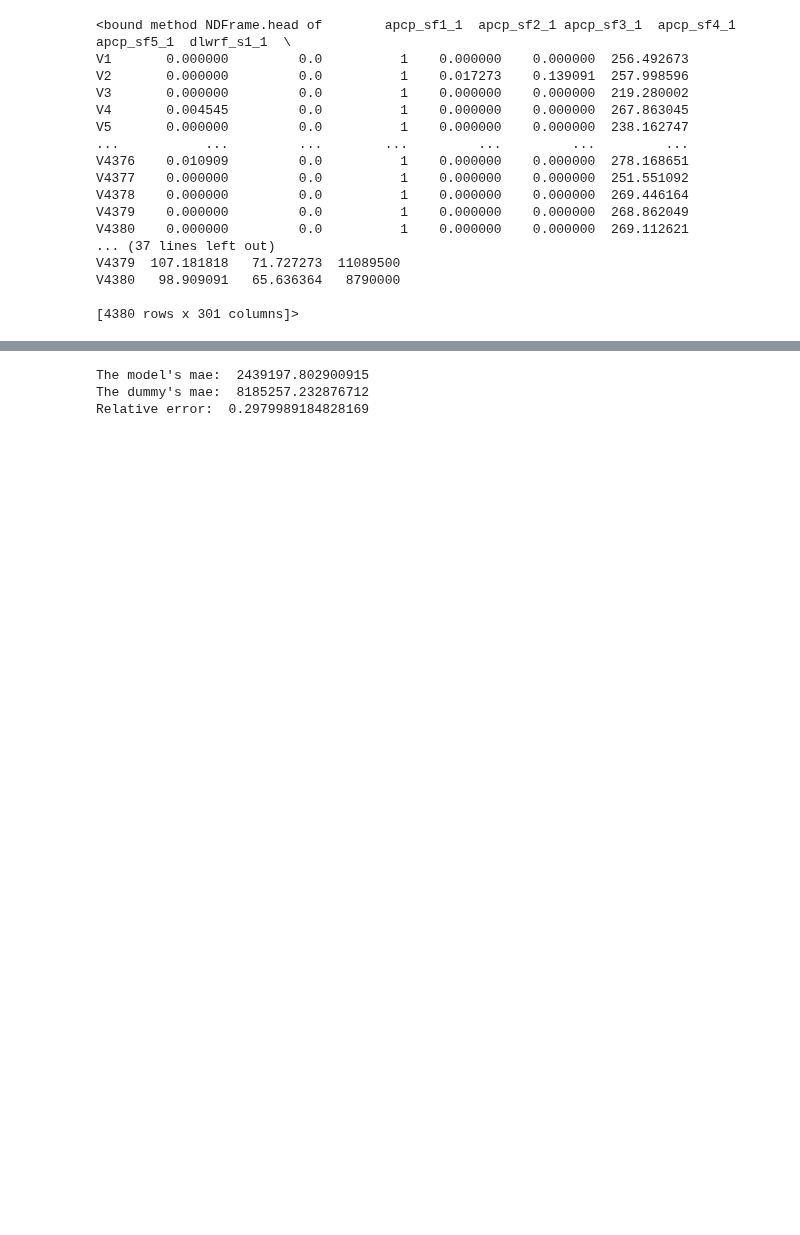
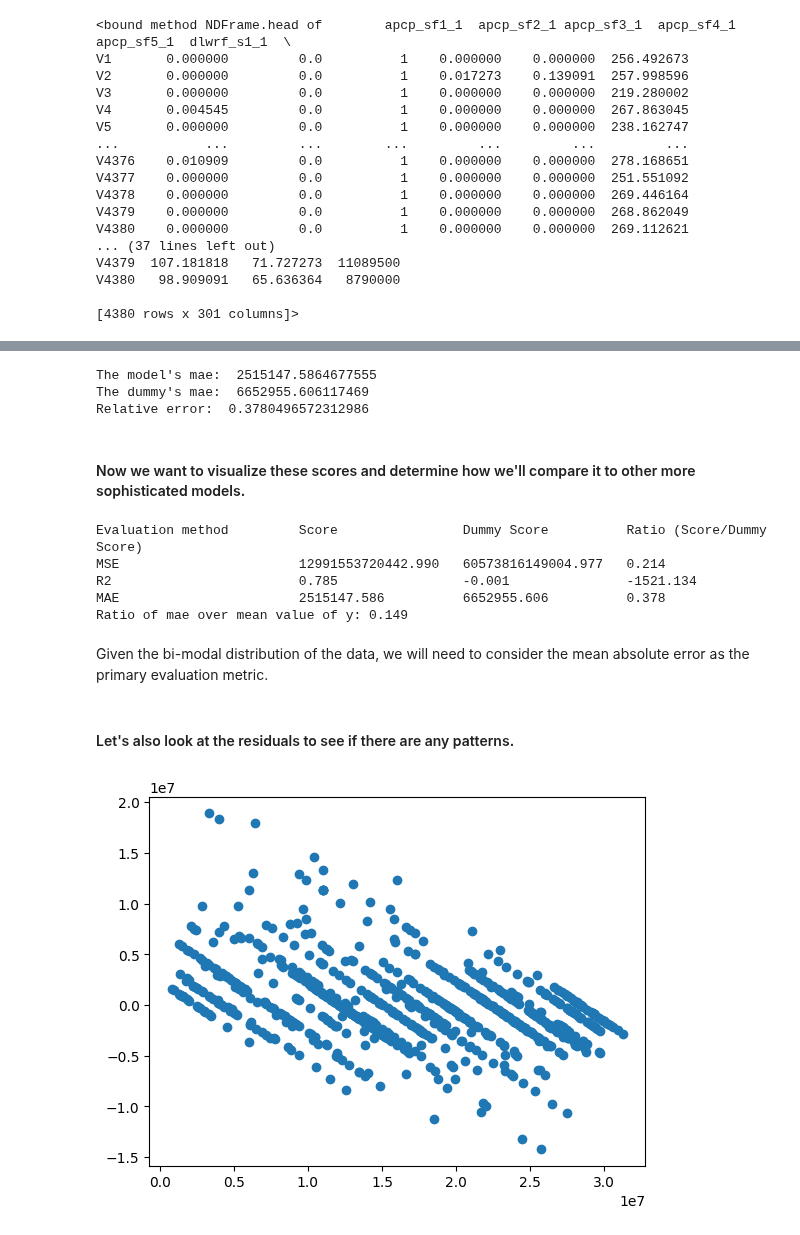
Before and after one commit to Joaomc15/UC3M-MLBD, a Jupyter notebook: assignment1/src/simple_models/DecisionTreeRegressor.ipynb, the cells around one changed output, grey strips where cells are left out. Cells and saved outputs as stored; diff of their text form; code cells hidden in the pictures; blank space fills up the shorter version.

```diff
--- a/assignment1/src/simple_models/DecisionTreeRegressor.ipynb
+++ b/assignment1/src/simple_models/DecisionTreeRegressor.ipynb
@@ -84,10 +124,42 @@ The dummy's r2:  -0.48347267169606867
 # %%
+mae_values = ["MAE"]
 mae = mean_absolute_error(y_test, y_pred)
 mae_dummy = mean_absolute_error(y_test, y_pred_dummy)
 print("The model's mae: ", mae)
 print("The dummy's mae: ", mae_dummy)
 print("Relative error: ", mae/mae_dummy)
+
+mae_values.append(mae)
+mae_values.append(mae_dummy)
+
+my_scores.append(mae_values)
 # %% [output]
-The model's mae:  2439197.802900915
-The dummy's mae:  8185257.232876712
-Relative error:  0.2979989184828169
+The model's mae:  2515147.5864677555
+The dummy's mae:  6652955.606117469
+Relative error:  0.3780496572312986
+# %% [markdown]
+#### Now we want to visualize these scores and determine how we'll compare it to other more sophisticated models.
+# %%
+print(f"{'Evaluation method':<25} {'Score':<20} {'Dummy Score':<20} {'Ratio (Score/Dummy Score)':<20}")
+
+for item in my_scores:
+    ratio = item[1]/item[2] if item[2] != 0 else 0
+    print(f"{item[0]:<25} {item[1]:<20.3f} {item[2]:<20.3f} {ratio:<10.3f}")
+
+    # print the ratio of the mse score over the mean value of y_test
+print(f"Ratio of mae over mean value of y: {(mae)/np.mean(y):.3f}")
+# %% [output]
+Evaluation method         Score                Dummy Score          Ratio (Score/Dummy Score)
+MSE                       12991553720442.990   60573816149004.977   0.214
+R2                        0.785                -0.001               -1521.134
+MAE                       2515147.586          6652955.606          0.378
+Ratio of mae over mean value of y: 0.149
+# %% [markdown]
+Given the bi-modal distribution of the data, we will need to consider the mean absolute error as the primary evaluation metric.
+# %% [markdown]
+#### Let's also look at the residuals to see if there are any patterns.
+# %%
+plt.scatter(y_test, y_pred - y_test)
+plt.show()
+# %% [output]
+[figure, added]
```
Also changed, not shown: parts of 22 cells of this notebook, 1 other file.
